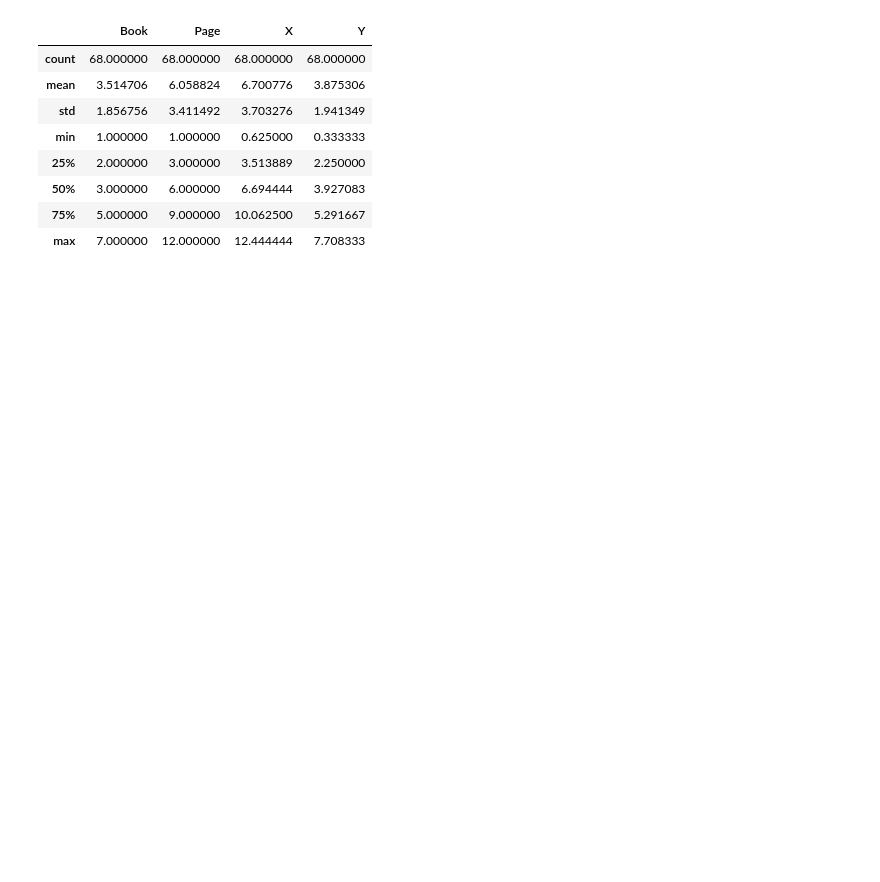
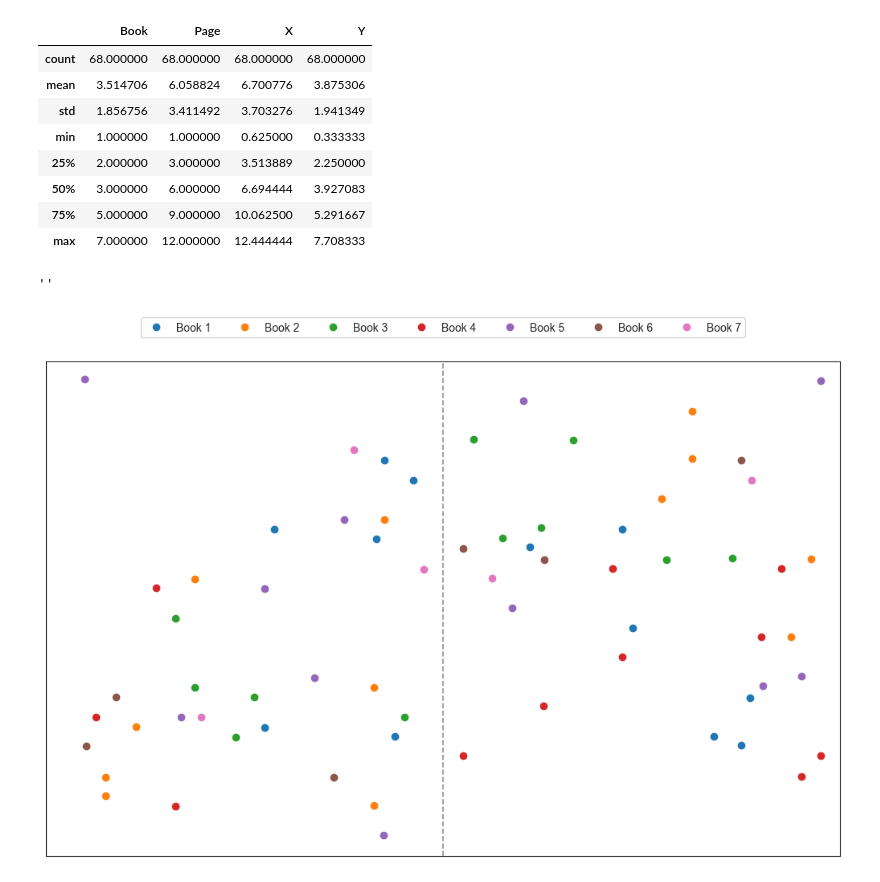
Before and after one commit to master-of-none/cs-545-ML-project, a Jupyter notebook: main.ipynb, the cells around one changed output. Cells and saved outputs as stored; diff of their text form; code cells hidden in the pictures; blank space fills up the shorter version.

Commit message:
added code for basic plotting

```diff
--- a/main.ipynb
+++ b/main.ipynb
@@ -22,3 +22,19 @@ wheres_waldo_locations.describe()
 | 50% | 3.000000 | 6.000000 | 6.694444 | 3.927083 |
 | 75% | 5.000000 | 9.000000 | 10.062500 | 5.291667 |
 | max | 7.000000 | 12.000000 | 12.444444 | 7.708333 |
+# %%
+plt.figure(figsize=(12.75, 8))
+plt.plot([6.375, 6.375], [0, 8], "--", color="black", alpha=0.4, lw=1.25)
+
+for book, group in wheres_waldo_locations.groupby("Book"):
+    plt.plot(group.X, group.Y, "o", label="Book %d" % (book))
+
+plt.xlim(0, 12.75)
+plt.ylim(0, 8)
+plt.xticks([])
+plt.yticks([])
+plt.legend(loc="upper center", ncol=7, frameon=True, fancybox=True, bbox_to_anchor=(0.5, 1.1))
+;
+# %% [output]
+''
+[figure, added]
```
